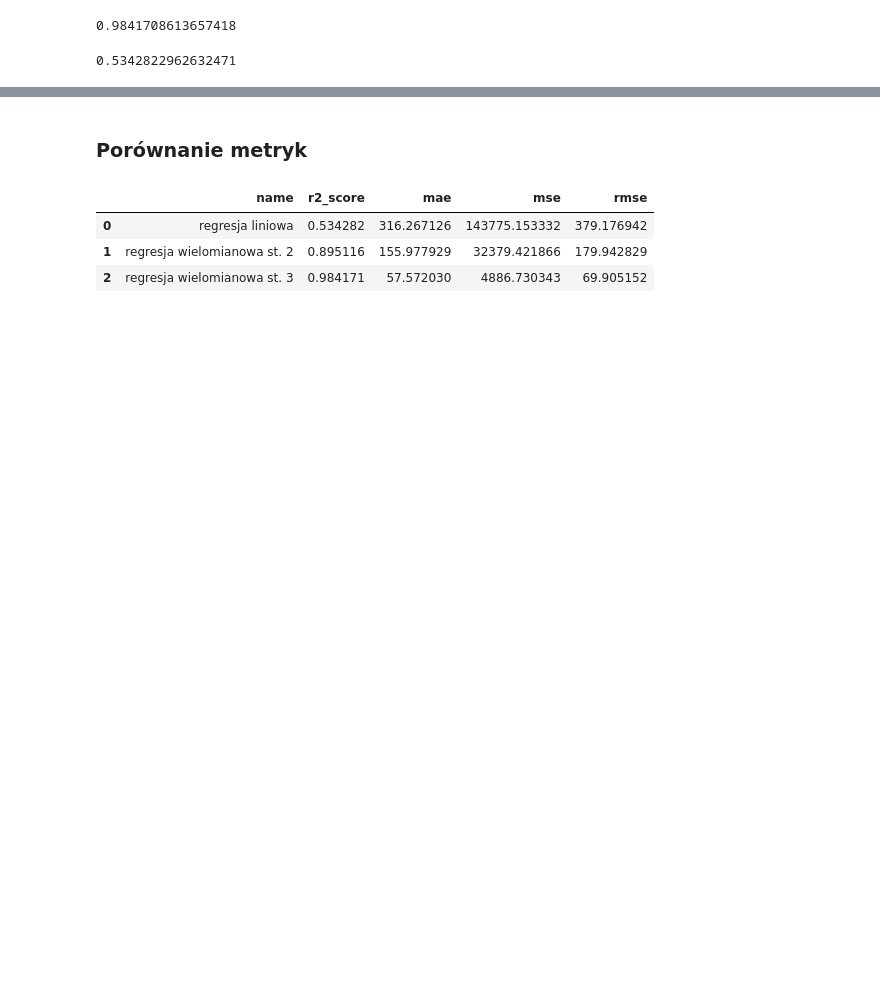
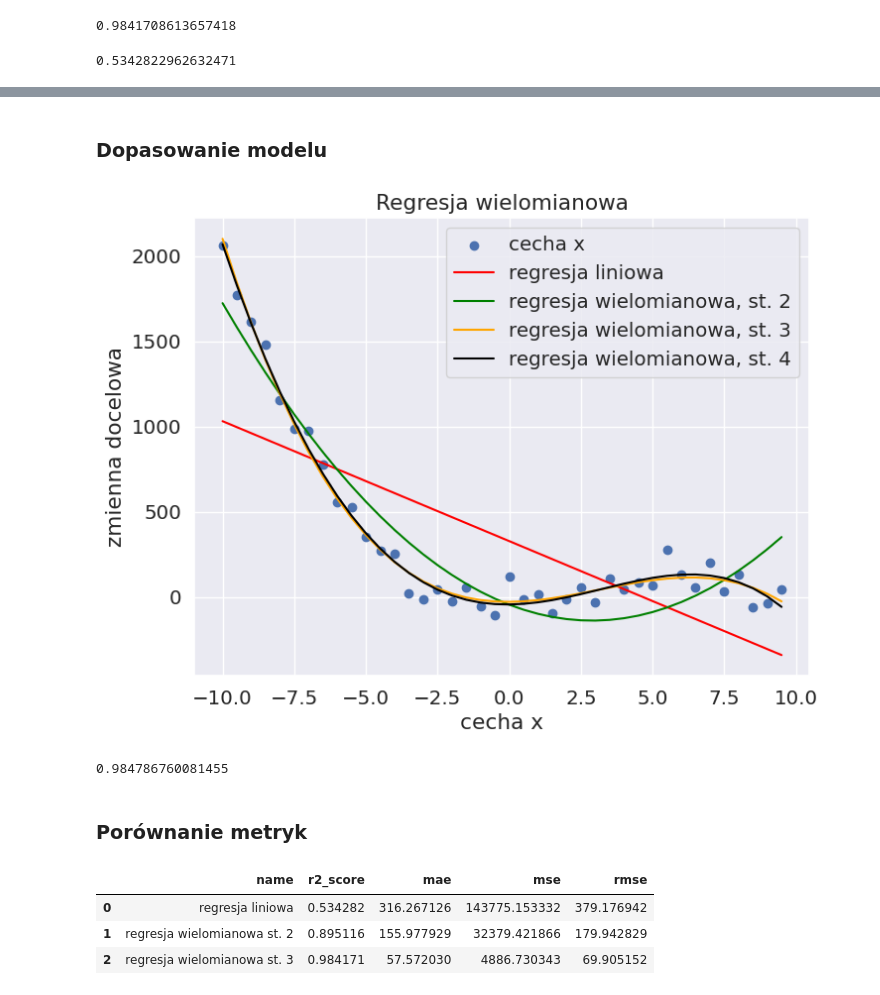
Before and after one commit to kamsolek/machine-learning-bootcamp, a Jupyter notebook: supervised/02_regression/05_polynomial_regression.ipynb, the cells around one changed output, grey strips where cells are left out. Drawn from its saved outputs; the diff is of its cells as text; code cells hidden in the pictures; blank space fills up the shorter version.

```diff
--- a/supervised/02_regression/05_polynomial_regression.ipynb
+++ b/supervised/02_regression/05_polynomial_regression.ipynb
@@ -246,0 +249,5 @@ r2_score(y, y_pred_lin)
+# %%
+poly = PolynomialFeatures(degree=4)
+
+X_poly_4 = poly.fit_transform(X)
+X_poly_4
@@ -247,3 +272,28 @@ r2_score(y, y_pred_lin)
+# %% [markdown]
+###  <a name='7'></a> Dopasowanie modelu
+# %%
+regressor_poly_4 = LinearRegression()
+regressor_poly_4.fit(X_poly_4, y)
+
+y_pred_4 = regressor_poly_4.predict(X_poly_4)
+
+plt.figure(figsize=(8, 6))
+plt.title('Regresja wielomianowa')
+plt.xlabel('cecha x')
+plt.ylabel('zmienna docelowa')
+plt.scatter(X, y, label='cecha x')
+plt.plot(X, y_pred_lin, c='red', label='regresja liniowa')
+plt.plot(X, y_pred_2, c='green', label='regresja wielomianowa, st. 2')
+plt.plot(X, y_pred_3, c='orange', label='regresja wielomianowa, st. 3')
+plt.plot(X, y_pred_4, c='black', label='regresja wielomianowa, st. 4')
+plt.legend()
+plt.show()
+# %% [output]
+[figure, added]
+# %%
+r2_score(y, y_pred_4)
+# %% [output]
+0.984786760081455
 # %% [markdown]
 ###  <a name='8'></a> Porównanie metryk
 # %%
```
Also changed, not shown: parts of 10 cells of this notebook.
